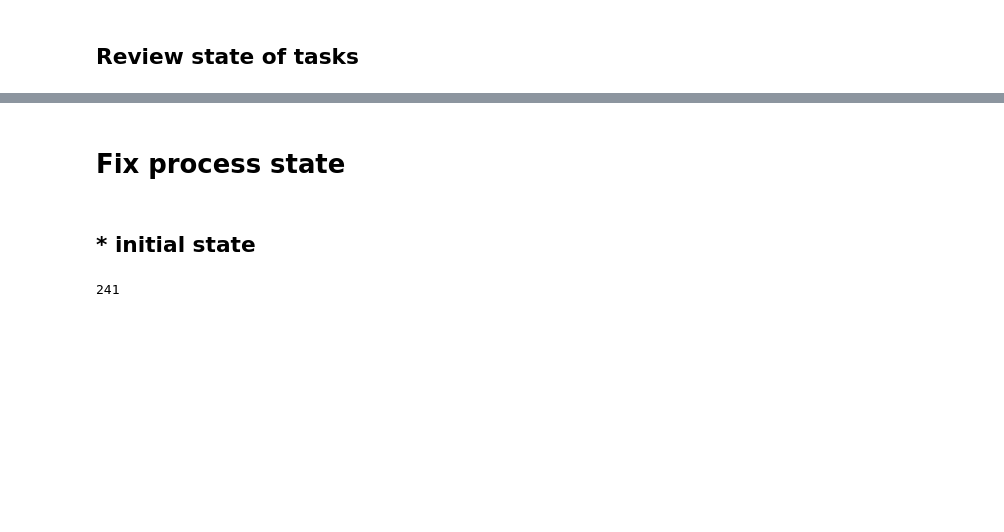
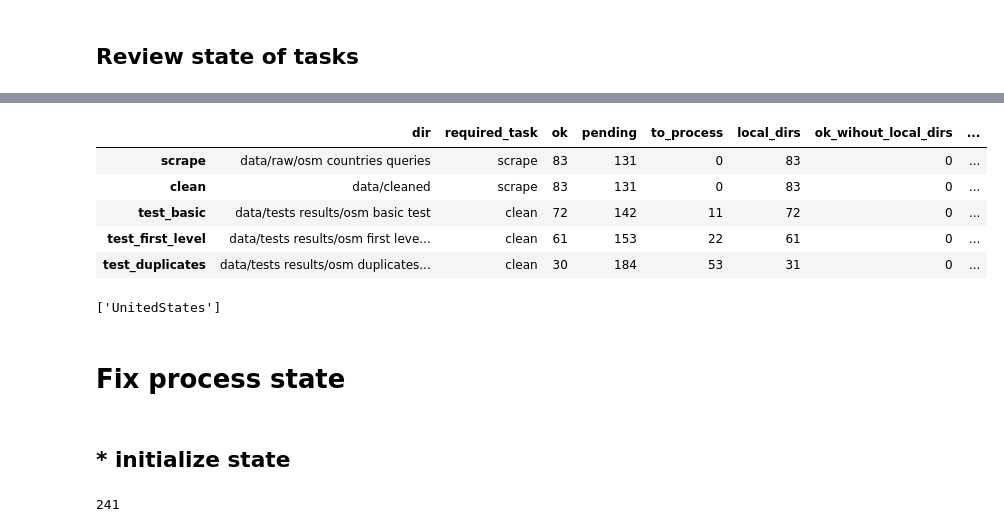
Before and after one commit to diego-vega-centeno/administrative-divisions-osm-scrape, a Jupyter notebook: notebooks/Update process state.ipynb, the cells around one changed output, grey strips where cells are left out. Saved outputs shown, nothing was run; the diff lists cells and outputs as text; code cells hidden in the pictures; blank space fills up the shorter version.

```diff
--- a/notebooks/Update process state.ipynb
+++ b/notebooks/Update process state.ipynb
@@ -66,7 +68,20 @@ pd.DataFrame(task_state_resume).T
+# %%
+pd.DataFrame(task_state_resume).T
+# %% [output]
+|  | dir | required_task | ok | pending | to_process | local_dirs | ok_wihout_local_dirs | ... |
+| scrape | data/raw/osm countries queries | scrape | 83 | 131 | 0 | 83 | 0 | ... |
+| clean | data/cleaned | scrape | 83 | 131 | 0 | 83 | 0 | ... |
+| test_basic | data/tests results/osm basic test | clean | 72 | 142 | 11 | 72 | 0 | ... |
+| test_first_level | data/tests results/osm first leve... | clean | 61 | 153 | 22 | 61 | 0 | ... |
+| test_duplicates | data/tests results/osm duplicates... | clean | 30 | 184 | 53 | 31 | 0 | ... |
+# %%
+tgm.complement(task_state['test_duplicates']['local_dirs'],task_state['test_duplicates']['ok'])
+# %% [output]
+['UnitedStates']
 # %% [markdown]
 # Fix process state
 # %% [markdown]
-## * initial state
+## * initialize state
 # %%
 osmMetaCountrDict = tgm.load(DATA_DIR / 'osmMetaCountrDict.json')
 print(len(osmMetaCountrDict))
```
Also changed, not shown: parts of 14 cells of this notebook, 1 other file.
